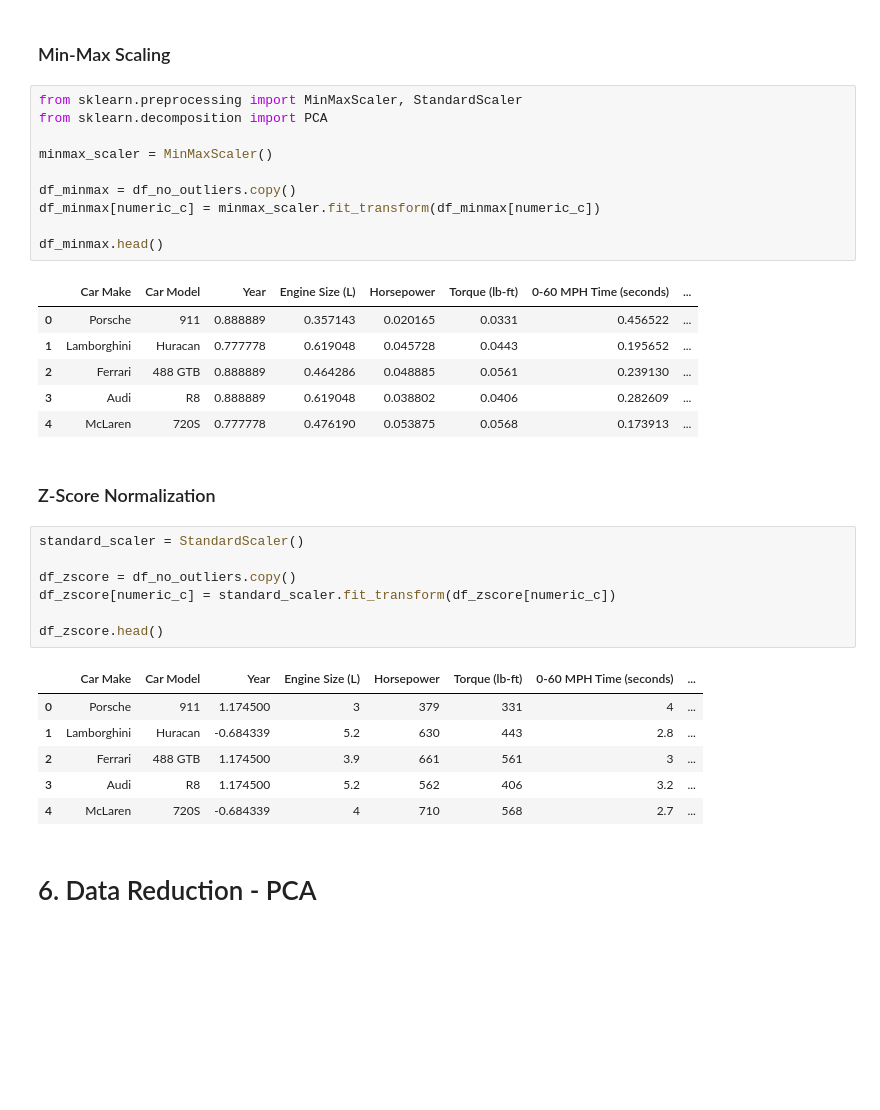
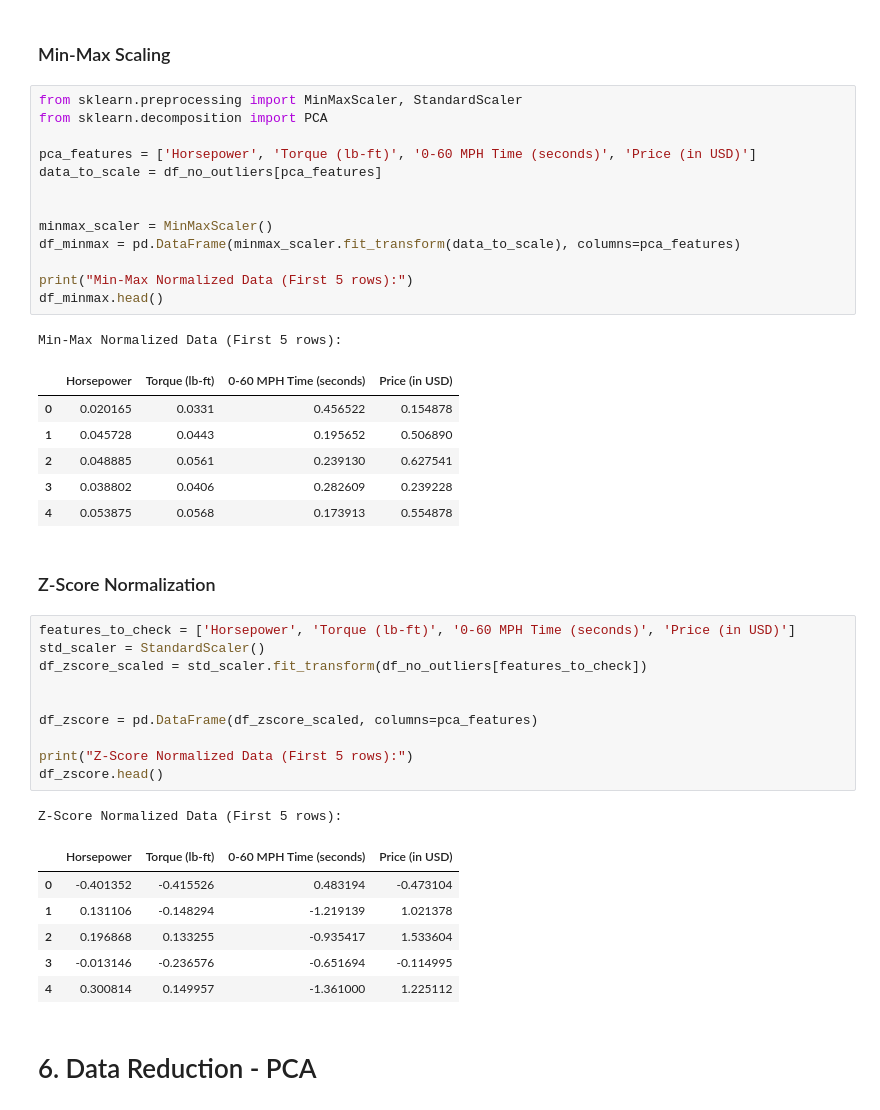
Before and after one commit to hsinxf/ML-LABS, a Jupyter notebook: LAB-4/Lab4.ipynb, the cells around one changed output. Saved outputs shown, nothing was run; the diff lists cells and outputs as text; blank space fills up the shorter version.

```diff
--- a/LAB-4/Lab4.ipynb
+++ b/LAB-4/Lab4.ipynb
@@ -174,36 +174,44 @@ plt.show()
 # %%
 from sklearn.preprocessing import MinMaxScaler, StandardScaler
 from sklearn.decomposition import PCA
 
+pca_features = ['Horsepower', 'Torque (lb-ft)', '0-60 MPH Time (seconds)', 'Price (in USD)']
+data_to_scale = df_no_outliers[pca_features]
+
+
 minmax_scaler = MinMaxScaler()
+df_minmax = pd.DataFrame(minmax_scaler.fit_transform(data_to_scale), columns=pca_features)
 
-df_minmax = df_no_outliers.copy()
-df_minmax[numeric_c] = minmax_scaler.fit_transform(df_minmax[numeric_c])
-
+print("Min-Max Normalized Data (First 5 rows):")
 df_minmax.head()
 # %% [output]
+Min-Max Normalized Data (First 5 rows):
-|  | Car Make | Car Model | Year | Engine Size (L) | Horsepower | Torque (lb-ft) | 0-60 MPH Time (seconds) | ... |
-| 0 | Porsche | 911 | 0.888889 | 0.357143 | 0.020165 | 0.0331 | 0.456522 | ... |
-| 1 | Lamborghini | Huracan | 0.777778 | 0.619048 | 0.045728 | 0.0443 | 0.195652 | ... |
-| 2 | Ferrari | 488 GTB | 0.888889 | 0.464286 | 0.048885 | 0.0561 | 0.239130 | ... |
-| 3 | Audi | R8 | 0.888889 | 0.619048 | 0.038802 | 0.0406 | 0.282609 | ... |
-| 4 | McLaren | 720S | 0.777778 | 0.476190 | 0.053875 | 0.0568 | 0.173913 | ... |
+|  | Horsepower | Torque (lb-ft) | 0-60 MPH Time (seconds) | Price (in USD) |
+| 0 | 0.020165 | 0.0331 | 0.456522 | 0.154878 |
+| 1 | 0.045728 | 0.0443 | 0.195652 | 0.506890 |
+| 2 | 0.048885 | 0.0561 | 0.239130 | 0.627541 |
+| 3 | 0.038802 | 0.0406 | 0.282609 | 0.239228 |
+| 4 | 0.053875 | 0.0568 | 0.173913 | 0.554878 |
 # %% [markdown]
 ### Z-Score Normalization
 # %%
-standard_scaler = StandardScaler()
+features_to_check = ['Horsepower', 'Torque (lb-ft)', '0-60 MPH Time (seconds)', 'Price (in USD)']
+std_scaler = StandardScaler()
+df_zscore_scaled = std_scaler.fit_transform(df_no_outliers[features_to_check])
 
-df_zscore = df_no_outliers.copy()
-df_zscore[numeric_c] = standard_scaler.fit_transform(df_zscore[numeric_c])
 
+df_zscore = pd.DataFrame(df_zscore_scaled, columns=pca_features)
+
+print("Z-Score Normalized Data (First 5 rows):")
 df_zscore.head()
 # %% [output]
+Z-Score Normalized Data (First 5 rows):
-|  | Car Make | Car Model | Year | Engine Size (L) | Horsepower | Torque (lb-ft) | 0-60 MPH Time (seconds) | ... |
-| 0 | Porsche | 911 | 1.174500 | 3 | 379 | 331 | 4 | ... |
-| 1 | Lamborghini | Huracan | -0.684339 | 5.2 | 630 | 443 | 2.8 | ... |
-| 2 | Ferrari | 488 GTB | 1.174500 | 3.9 | 661 | 561 | 3 | ... |
-| 3 | Audi | R8 | 1.174500 | 5.2 | 562 | 406 | 3.2 | ... |
-| 4 | McLaren | 720S | -0.684339 | 4 | 710 | 568 | 2.7 | ... |
+|  | Horsepower | Torque (lb-ft) | 0-60 MPH Time (seconds) | Price (in USD) |
+| 0 | -0.401352 | -0.415526 | 0.483194 | -0.473104 |
+| 1 | 0.131106 | -0.148294 | -1.219139 | 1.021378 |
+| 2 | 0.196868 | 0.133255 | -0.935417 | 1.533604 |
+| 3 | -0.013146 | -0.236576 | -0.651694 | -0.114995 |
+| 4 | 0.300814 | 0.149957 | -1.361000 | 1.225112 |
 # %% [markdown]
 # 6. Data Reduction - PCA
 # %% [markdown]
```
Also changed, not shown: parts of 5 cells of this notebook.
